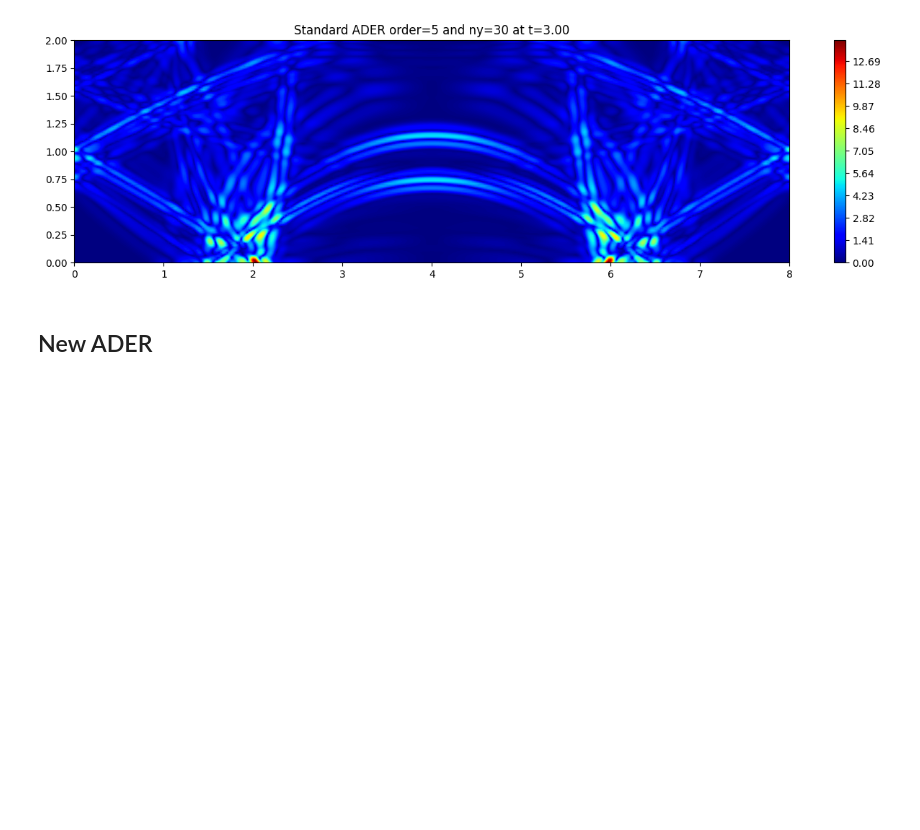
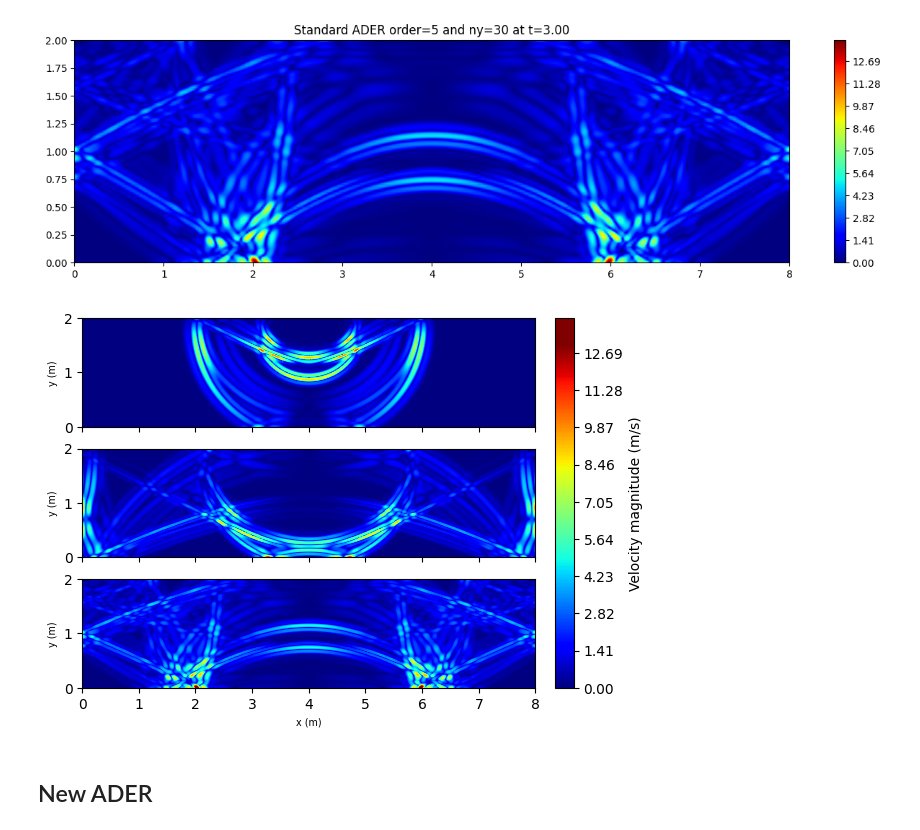
Before and after one commit to kieranricardo/ader-dg-transport, a Jupyter notebook: notebooks/elastic-wave-ader-gaussian-stability.ipynb, the cells around one changed output. Saved outputs shown, nothing was run; the diff lists cells and outputs as text; code cells hidden in the pictures; blank space fills up the shorter version.

Commit message:
add standard ADER 3D bisection code

```diff
--- a/notebooks/elastic-wave-ader-gaussian-stability.ipynb
+++ b/notebooks/elastic-wave-ader-gaussian-stability.ipynb
@@ -159,6 +159,23 @@ plt.colorbar()
 # %% [output]
 <matplotlib.colorbar.Colorbar at 0x...>
 [figure]
+# %%
+fig, axs = plt.subplots(nrows=3, sharex=True)
+
+for idx in range(3):
+    u, v, oxx, oyy, oxy = std_solver.get_vars(std_ader_states[idx + 1])
+
+    im = axs[idx].tricontourf(xs.ravel(), ys.ravel(), np.sqrt(u**2 + v**2).ravel(), levels=1000, cmap='jet', vmax=13.0)
+    axs[idx].set_ylabel('y (m)', fontsize='x-small')
+    # cbar = plt.colorbar(im, ax=axs[idx])
+    # cbar.ax.tick_params(labelsize=8)
+
+axs[-1].set_xlabel('x (m)', fontsize='x-small')
+fig.colorbar(im, ax=axs.ravel().tolist(), fraction=0.046, pad=0.04, label='Velocity magnitude (m/s)')
+# plt.tight_layout()
+plt.savefig('std-elastic-wave-snapshots.png')
+# %% [output]
+[figure, added]
 # %% [markdown]
 ## New ADER
 # %%
```
Also changed, not shown: parts of 1 cell of this notebook, 4 other files.
